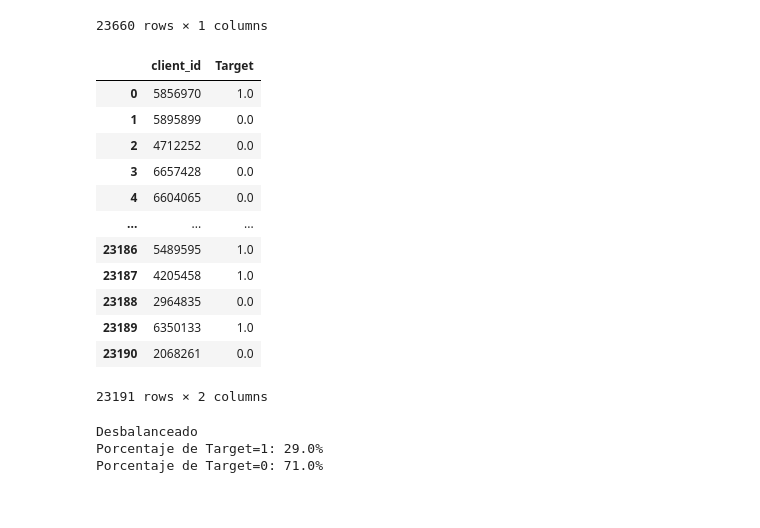
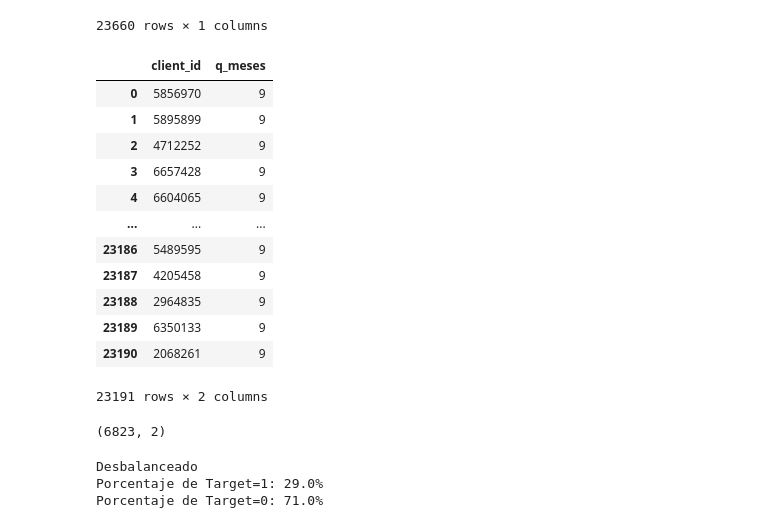
Before and after one commit to mnigliazzo/ML-Grupo3, a Jupyter notebook: TP_Grupo3.ipynb, the cells around one changed output. Cells and saved outputs as stored; diff of their text form; code cells hidden in the pictures.

```diff
--- a/TP_Grupo3.ipynb
+++ b/TP_Grupo3.ipynb
@@ -141,20 +138,19 @@ data_sin_cobranding
 # %%
 universo=data_9m\
     .merge(data_sin_paquete,how='inner',on='client_id')\
-    .merge(data_sin_cobranding,how='inner',on='client_id')\
-    .merge(data_prediction,how='left',on='client_id').fillna(0).drop(columns=['q_meses'])
+    .merge(data_sin_cobranding,how='inner',on='client_id')
 universo
 # %% [output]
-|  | client_id | Target |
-| 0 | 5856970 | 1.0 |
-| 1 | 5895899 | 0.0 |
-| 2 | 4712252 | 0.0 |
-| 3 | 6657428 | 0.0 |
-| 4 | 6604065 | 0.0 |
+|  | client_id | q_meses |
+| 0 | 5856970 | 9 |
+| 1 | 5895899 | 9 |
+| 2 | 4712252 | 9 |
+| 3 | 6657428 | 9 |
+| 4 | 6604065 | 9 |
 | ... | ... | ... |
-| 23186 | 5489595 | 1.0 |
-| 23187 | 4205458 | 1.0 |
-| 23188 | 2964835 | 0.0 |
-| 23189 | 6350133 | 1.0 |
-| 23190 | 2068261 | 0.0 |
+| 23186 | 5489595 | 9 |
+| 23187 | 4205458 | 9 |
+| 23188 | 2964835 | 9 |
+| 23189 | 6350133 | 9 |
+| 23190 | 2068261 | 9 |
 23191 rows × 2 columns
@@ -160,0 +159,6 @@ universo
+# %%
+data_target_1=data_universo[(data_universo.Target==1) & (data_universo.Month.isin(mes_prediction['Month']))][['client_id']].drop_duplicates()
+data_target_1['Target']=1
+data_target_1.shape
+# %% [output]
+(6823, 2)
```
Also changed, not shown: parts of 26 cells of this notebook.
